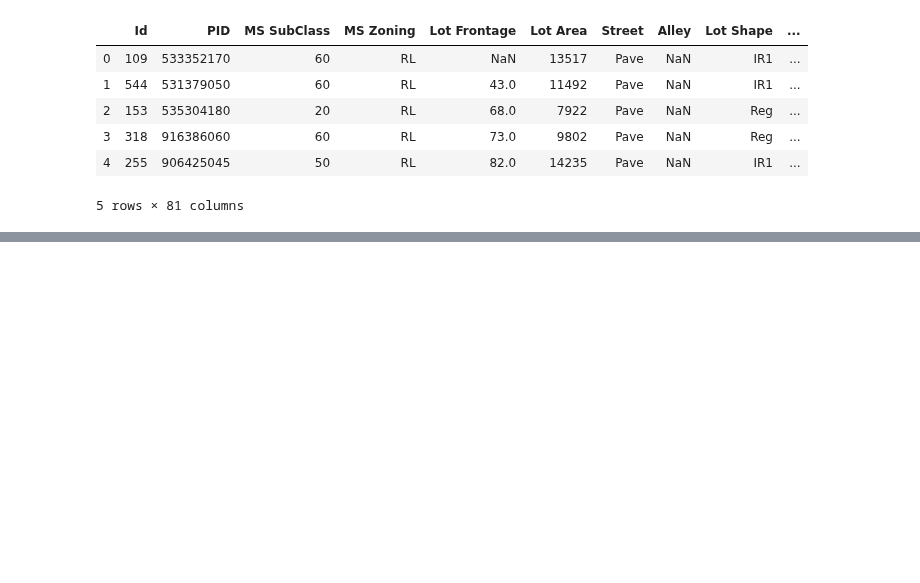
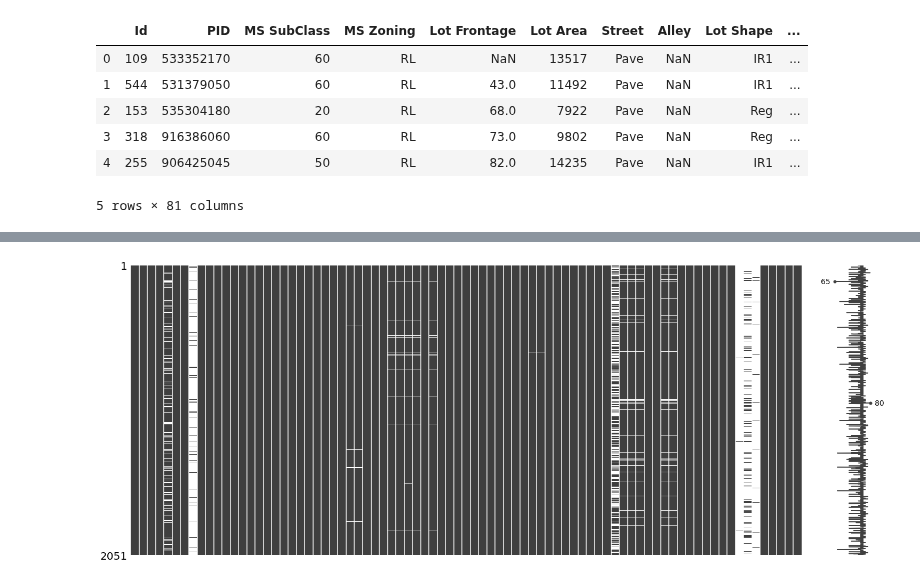
Before and after one commit to CreightonAshton/Scratchwork, a Jupyter notebook: Code/Ames/Ames.ipynb, the cells around one changed output, grey strips where cells are left out. Drawn from its saved outputs; the diff is of its cells as text; code cells hidden in the pictures; blank space fills up the shorter version.

```diff
--- a/Code/Ames/Ames.ipynb
+++ b/Code/Ames/Ames.ipynb
@@ -76,0 +70,4 @@ df[['SalePrice', 'Overall Cond']].groupby('Overall Cond').mean().round(2).sort_v
+# %%
+msno.matrix(df);
+# %% [output]
+[figure, added]
```
Also changed, not shown: parts of 7 cells of this notebook.
